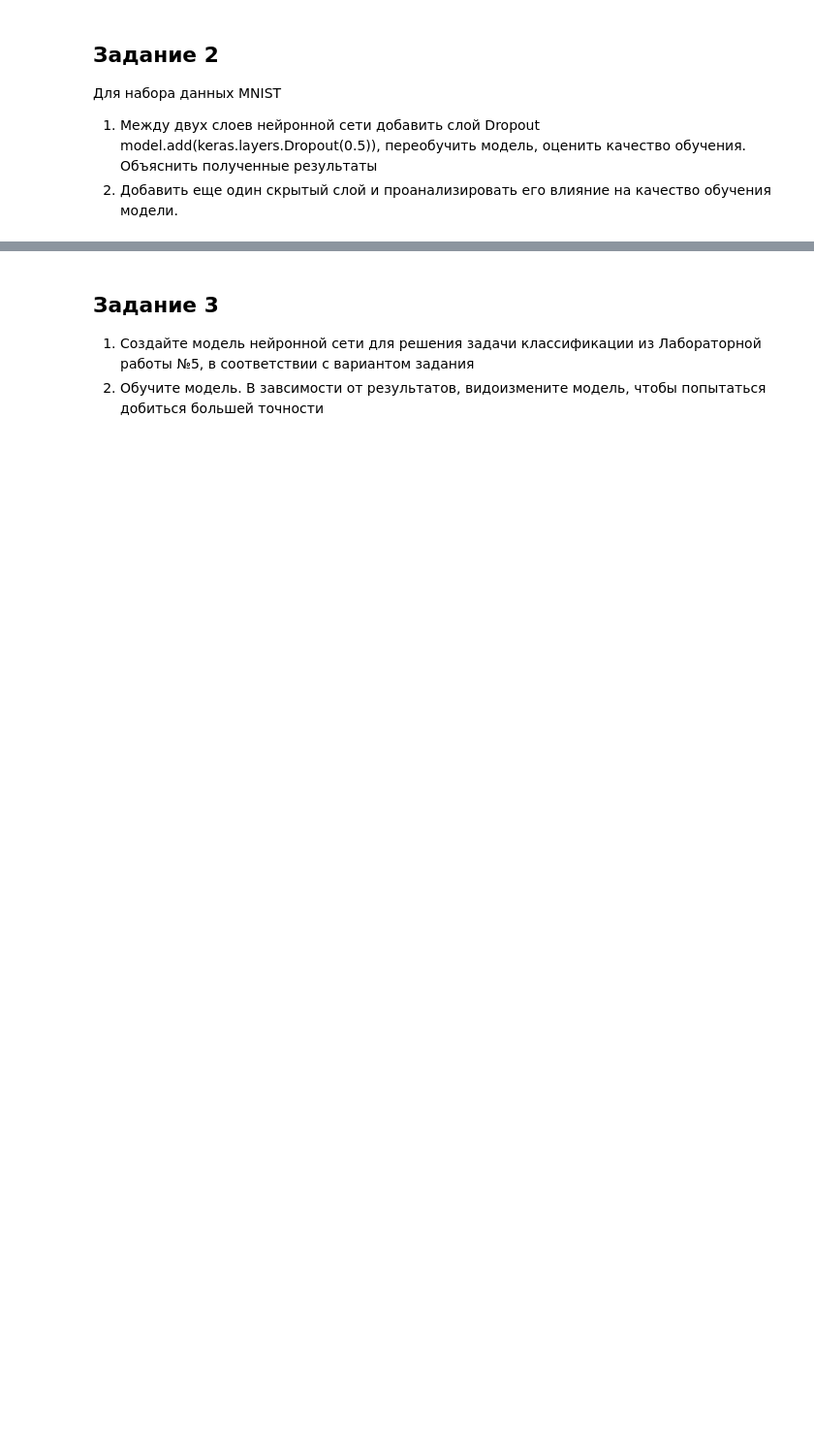
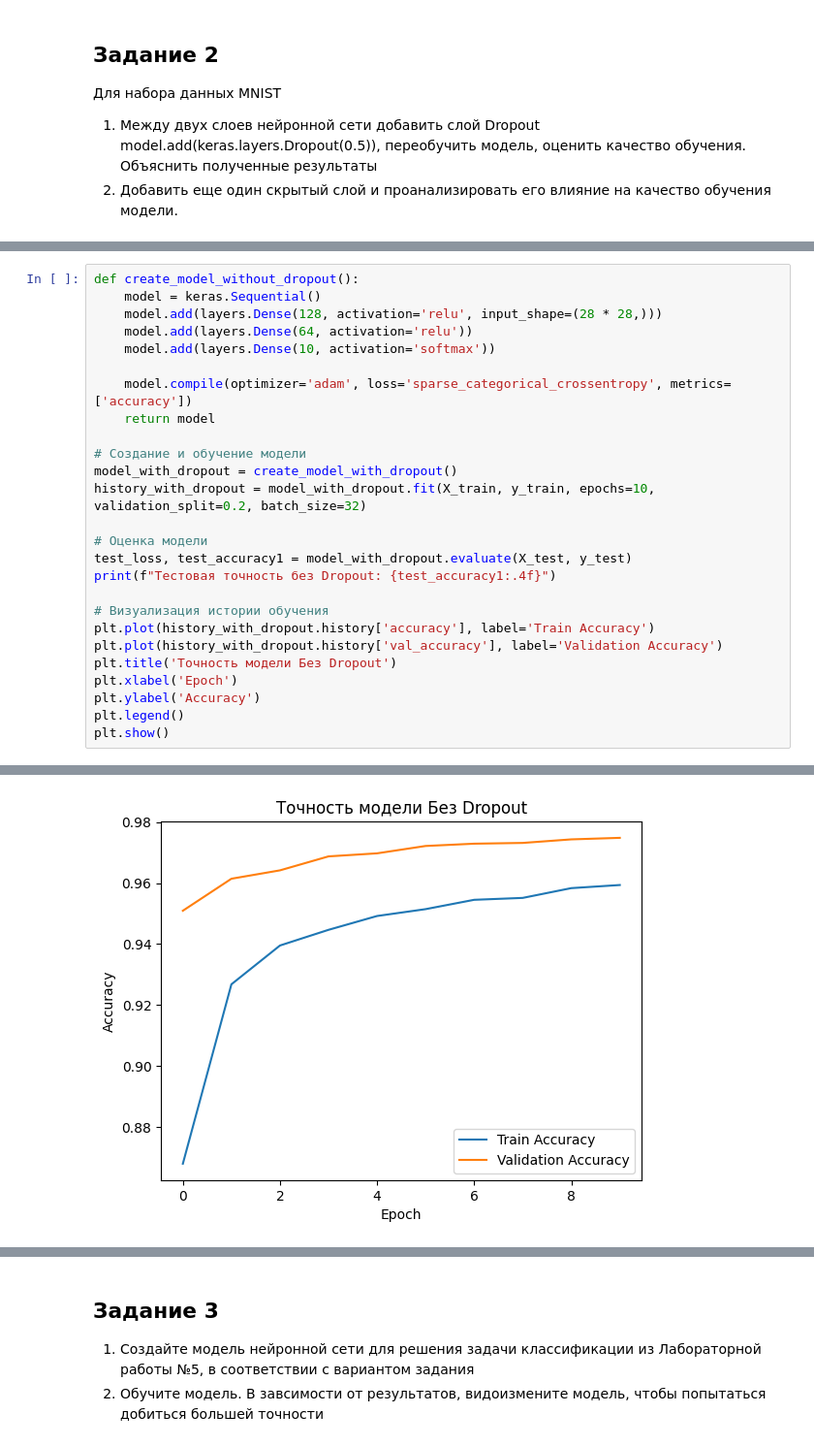
Before and after one commit to b221b/vis43, a Jupyter notebook: Машинное Обучение/Lab08 - NN Basic/Lab08_homework.ipynb, the cells around one changed output, grey strips where cells are left out. Shown at 97% size. Drawn from its saved outputs; the diff is of its cells as text; blank space fills up the shorter version.

```diff
--- a/Машинное Обучение/Lab08 - NN Basic/Lab08_homework.ipynb
+++ b/Машинное Обучение/Lab08 - NN Basic/Lab08_homework.ipynb
@@ -563,0 +603,27 @@ Downloading data from https://storage.googleapis.com/tensorflow/tf-keras-dataset
+# %%
+def create_model_without_dropout():
+    model = keras.Sequential()
+    model.add(layers.Dense(128, activation='relu', input_shape=(28 * 28,)))
+    model.add(layers.Dense(64, activation='relu'))
+    model.add(layers.Dense(10, activation='softmax'))
+
+    model.compile(optimizer='adam', loss='sparse_categorical_crossentropy', metrics=['accuracy'])
+    return model
+
+# Создание и обучение модели
+model_with_dropout = create_model_with_dropout()
+history_with_dropout = model_with_dropout.fit(X_train, y_train, epochs=10, validation_split=0.2, batch_size=32)
+
+# Оценка модели
+test_loss, test_accuracy1 = model_with_dropout.evaluate(X_test, y_test)
+print(f"Тестовая точность без Dropout: {test_accuracy1:.4f}")
+
+# Визуализация истории обучения
+plt.plot(history_with_dropout.history['accuracy'], label='Train Accuracy')
+plt.plot(history_with_dropout.history['val_accuracy'], label='Validation Accuracy')
+plt.title('Точность модели Без Dropout')
+plt.xlabel('Epoch')
+plt.ylabel('Accuracy')
+plt.legend()
+plt.show()
+# %% [output]
@@ -564,3 +647,4 @@ Downloading data from https://storage.googleapis.com/tensorflow/tf-keras-dataset
+[figure, added]
 # %%
 def create_model_with_dropout():
     model = keras.Sequential()
```
Also changed, not shown: parts of 45 cells of this notebook, 13 other files.
